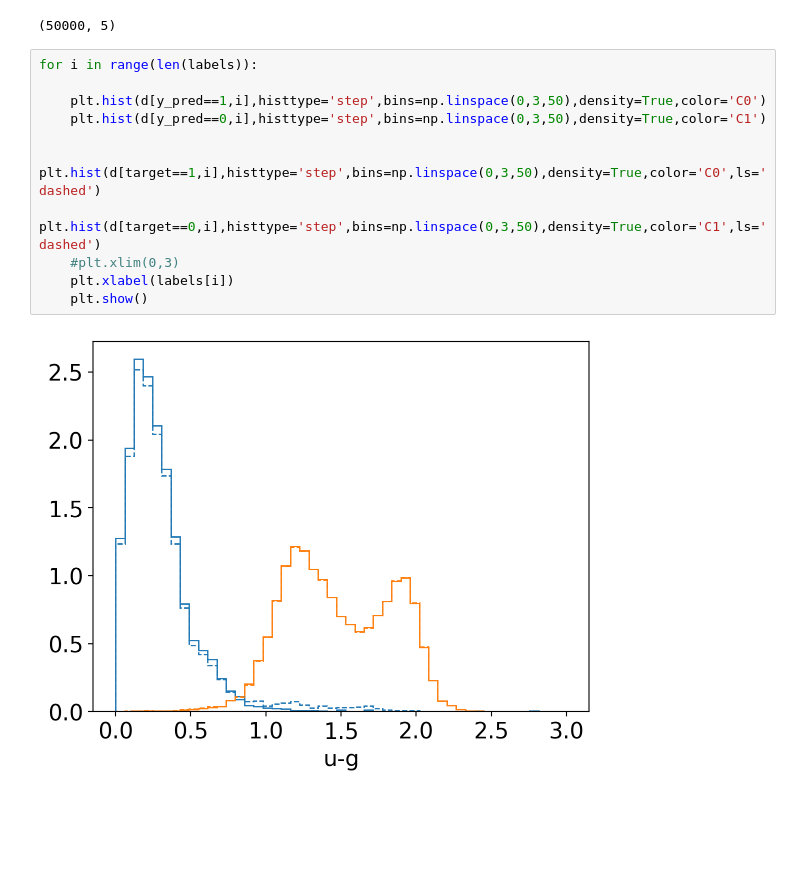
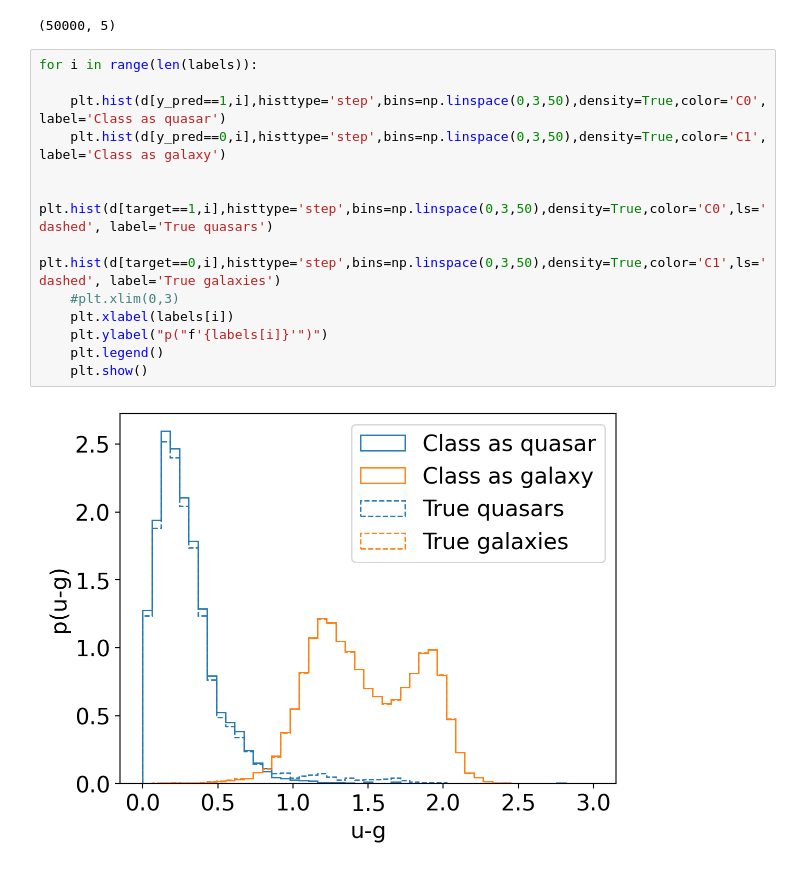
Before and after one commit to olghyn/ASTROSTATS, a Jupyter notebook: L22.ipynb, the cells around one changed output. Cells and saved outputs as stored; diff of their text form; blank space fills up the shorter version.

Commit message:
Galaxy/quasar classification with neural networks
Added labels to the hist plot

```diff
--- a/L22.ipynb
+++ b/L22.ipynb
@@ -191,13 +191,15 @@ d.shape
 # %%
 for i in range(len(labels)):
 
-    plt.hist(d[y_pred==1,i],histtype='step',bins=np.linspace(0,3,50),density=True,color='C0')
-    plt.hist(d[y_pred==0,i],histtype='step',bins=np.linspace(0,3,50),density=True,color='C1')
+    plt.hist(d[y_pred==1,i],histtype='step',bins=np.linspace(0,3,50),density=True,color='C0', label='Class as quasar')
+    plt.hist(d[y_pred==0,i],histtype='step',bins=np.linspace(0,3,50),density=True,color='C1', label='Class as galaxy')
 
-    plt.hist(d[target==1,i],histtype='step',bins=np.linspace(0,3,50),density=True,color='C0',ls='dashed')
-    plt.hist(d[target==0,i],histtype='step',bins=np.linspace(0,3,50),density=True,color='C1',ls='dashed')
+    plt.hist(d[target==1,i],histtype='step',bins=np.linspace(0,3,50),density=True,color='C0',ls='dashed', label='True quasars')
+    plt.hist(d[target==0,i],histtype='step',bins=np.linspace(0,3,50),density=True,color='C1',ls='dashed', label='True galaxies')
     #plt.xlim(0,3)
     plt.xlabel(labels[i])
+    plt.ylabel("p("f'{labels[i]}'")")
+    plt.legend()
     plt.show()
 # %% [output]
-[figure, old version]
+[figure, new version]
```
Also changed, not shown: parts of 7 cells of this notebook.
